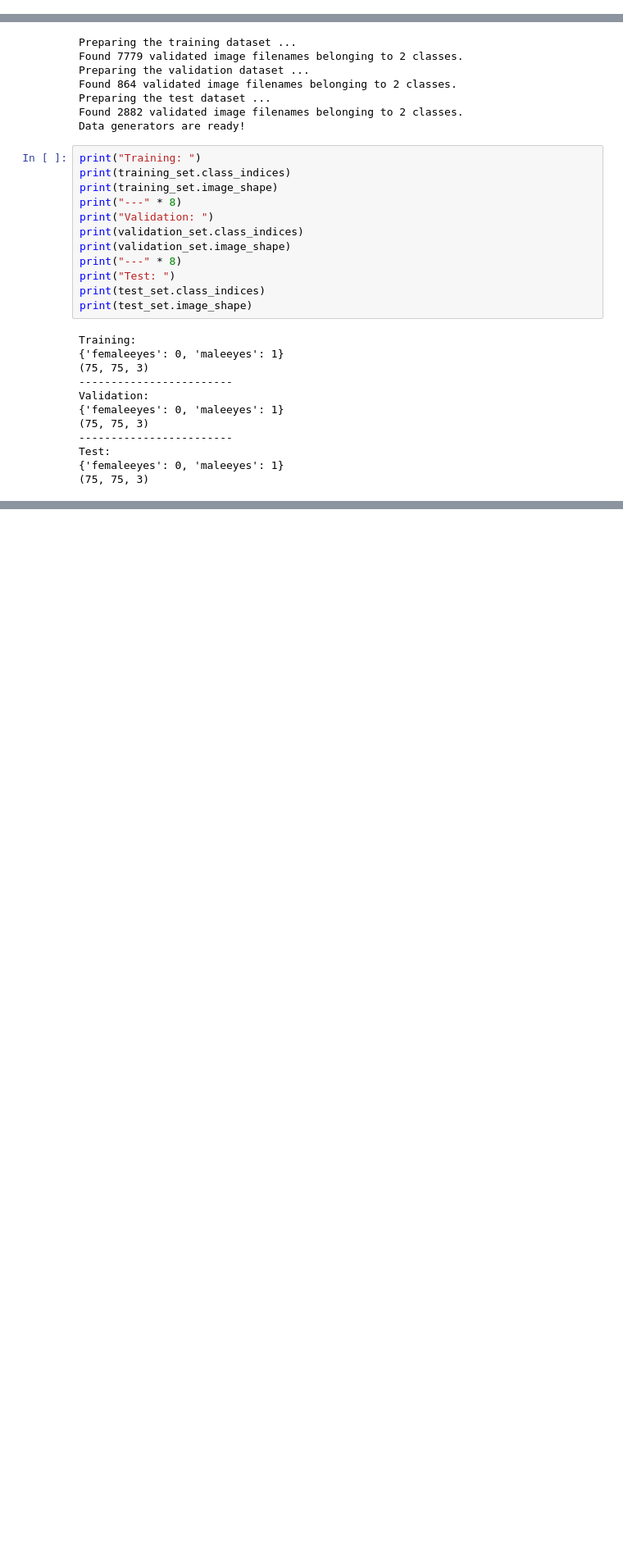
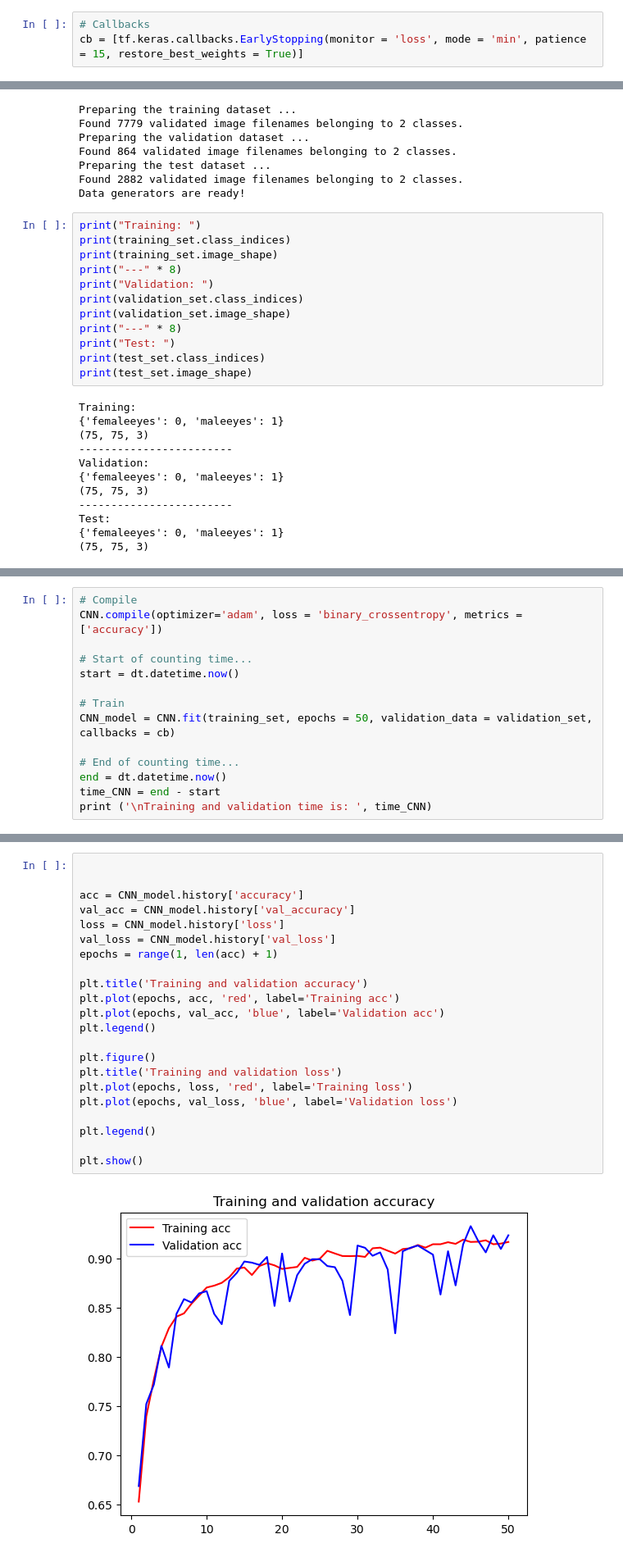
Before and after one commit to VaderSame/eyes-classification, a Jupyter notebook: Project3-200543129_Semal_Shastri.ipynb, the cells around one changed output, grey strips where cells are left out. Shown at 82% size. Saved outputs shown, nothing was run; the diff lists cells and outputs as text; blank space fills up the shorter version.

```diff
--- a/Project3-200543129_Semal_Shastri.ipynb
+++ b/Project3-200543129_Semal_Shastri.ipynb
@@ -496,3 +515,6 @@ In summary, while the current model demonstrates solid performance on the classi
+# %%
+# Callbacks
+cb = [tf.keras.callbacks.EarlyStopping(monitor = 'loss', mode = 'min', patience = 15, restore_best_weights = True)]
 # %%
 train_datagen = ImageDataGenerator(rescale = 1./255,
                                     shear_range = 0.2,
@@ -578,0 +640,14 @@ Test:
+# %%
+# Compile
+CNN.compile(optimizer='adam', loss = 'binary_crossentropy', metrics = ['accuracy'])
+
+# Start of counting time...
+start = dt.datetime.now()
+
+# Train
+CNN_model = CNN.fit(training_set, epochs = 50, validation_data = validation_set, callbacks = cb)
+
+# End of counting time...
+end = dt.datetime.now()
+time_CNN = end - start
+print ('\nTraining and validation time is: ', time_CNN)
@@ -578,0 +672,24 @@ Test:
+# %%
+
+
+acc = CNN_model.history['accuracy']
+val_acc = CNN_model.history['val_accuracy']
+loss = CNN_model.history['loss']
+val_loss = CNN_model.history['val_loss']
+epochs = range(1, len(acc) + 1)
+
+plt.title('Training and validation accuracy')
+plt.plot(epochs, acc, 'red', label='Training acc')
+plt.plot(epochs, val_acc, 'blue', label='Validation acc')
+plt.legend()
+
+plt.figure()
+plt.title('Training and validation loss')
+plt.plot(epochs, loss, 'red', label='Training loss')
+plt.plot(epochs, val_loss, 'blue', label='Validation loss')
+
+plt.legend()
+
+plt.show()
+# %% [output]
+[figure, added]
```
Also changed, not shown: parts of 19 cells of this notebook, 1 other file.
